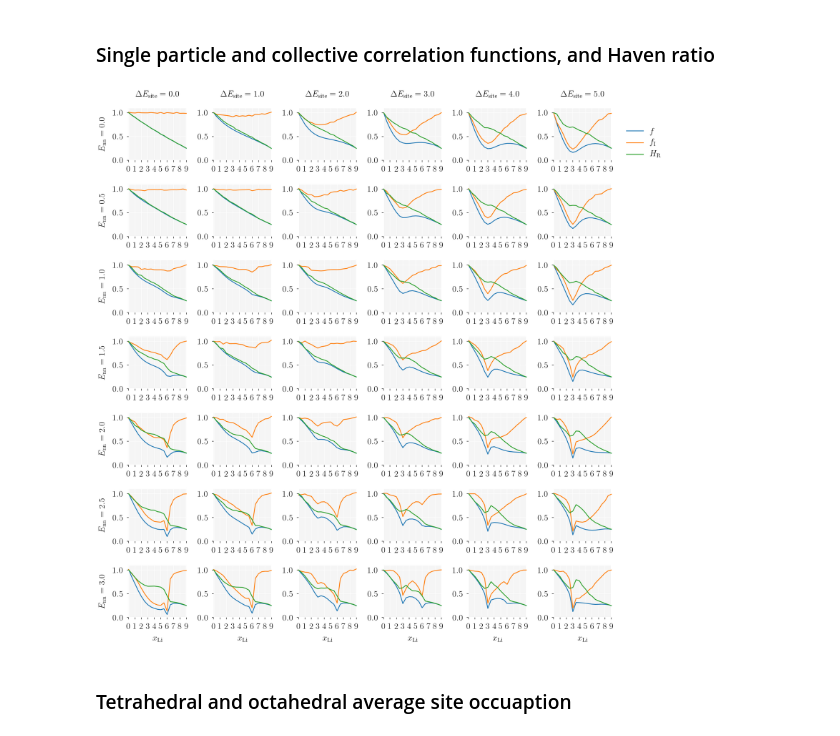
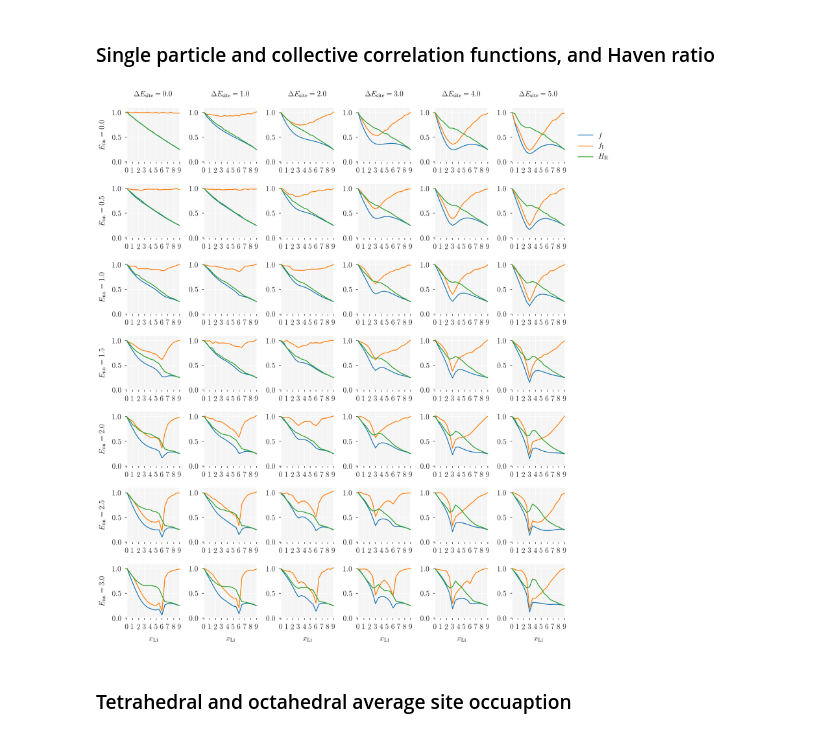
Before and after one commit to bjmorgan/garnet-lgmc-data, a Jupyter notebook: analysis/garnet_LGMC.ipynb, the cells around one changed output. Cells and saved outputs as stored; diff of their text form; code cells hidden in the pictures.

```diff
--- a/analysis/garnet_LGMC.ipynb
+++ b/analysis/garnet_LGMC.ipynb
@@ -175,6 +178,7 @@ stats.linregress( df.n_Li/9, df.f ).rvalue**2
 # %% [markdown]
 ### Nearest-neighbour interactions
 # %%
+matplotlib.rcParams.update({'font.size': fontsize})
 colors = [ '#d53e4f', '#f46d43', '#fdae61', '#fee08b', '#abdda4', '#66c2a5', '#3288bd' ]
 
 def variable_plot( ax, y, y_range, title ):
@@ -189,7 +193,7 @@ def variable_plot( ax, y, y_range, title ):
 nn_energies = [ 0.0, 0.5, 1.0, 1.5, 2.0, 2.5, 3.0 ]
 
 # set up the subplots
-fig, axs = plt.subplots(2,3, figsize=(10, 8))
+fig, axs = plt.subplots(2,3, figsize=(11, 8))
 
 # single-particle correlation
 variable_plot( axs[0,0], 'f', [0,1],  title=r'(a) $f$' )
@@ -206,5 +210,5 @@ l = axs[0,2].legend(bbox_to_anchor=(1.2, -0.04), loc='lower left', borderaxespad
 fig.tight_layout()
 
 # Save as PDF.
-fig.savefig(filename = '../figures/nearest_neighbour_data.pdf' )
+fig.savefig(fname='../figures/nearest_neighbour_data.pdf')
 # %% [output]
@@ -212,6 +216,7 @@ fig.savefig(filename = '../figures/nearest_neighbour_data.pdf' )
 # %% [markdown]
 ### on-site energies
 # %%
+matplotlib.rcParams.update({'font.size': fontsize})
 site_energies = [ 0.0, 1.0, 2.0, 3.0, 4.0, 5.0 ]
 
 colors = [ '#d53e4f', '#f46d43', '#fdae61', '#fee08b', '#abdda4', '#66c2a5', '#3288bd' ]
@@ -226,7 +231,7 @@ def variable_plot( ax, y, y_range, title ):
         my_plot( ax, df.n_Li, df[y], label=r'{}'.format(E_site), marker='-', color=c )
 
 # set up the subplots
-fig, axs = plt.subplots(2,3, figsize=(10, 8))
+fig, axs = plt.subplots(2,3, figsize=(11, 8))
 
 # single-particle correlation
 variable_plot( axs[0,0], 'f', [0,1],  title=r'(a) $f$' )
@@ -243,5 +248,5 @@ l = axs[0,2].legend(bbox_to_anchor=(1.2, -0.04), loc='lower left', borderaxespad
 fig.tight_layout()
 
 # Save as PDF.
-fig.savefig(filename = '../figures/site_energies_data.pdf' )
+fig.savefig(fname='../figures/site_energies_data.pdf')
 # %% [output]
@@ -251,6 +256,7 @@ fig.savefig(filename = '../figures/site_energies_data.pdf' )
 # %% [markdown]
 First, focussing on $E_\mathrm{nn}=\Delta E_\mathrm{site}$.
 # %%
+matplotlib.rcParams.update({'font.size': fontsize})
 interaction_energies = [ 0.0, 1.0, 2.0, 3.0 ]
 
 colors = [ '#d53e4f', '#fdae61', '#abdda4', '#66c2a5' ]
@@ -265,7 +271,7 @@ def variable_plot( ax, y, y_range, title ):
         my_plot( ax, df.n_Li, df[y], label=r'{}'.format(e), marker='-', color=c )
 
 # set up the subplots
-fig, axs = plt.subplots(2,3, figsize=(10, 8))
+fig, axs = plt.subplots(2,3, figsize=(11, 8))
 
 # single-particle correlation
 variable_plot( axs[0,0], 'f', [0,1],  title=r'(a) $f$' )
@@ -282,5 +288,5 @@ l = axs[0,2].legend(bbox_to_anchor=(1.2, -0.04), loc='lower left', borderaxespad
 fig.tight_layout()
 
 # Save as PDF.
-fig.savefig(filename = '../figures/both_energies_data.pdf' )
+fig.savefig(fname='../figures/both_energies_data.pdf')
 # %% [output]
@@ -290,6 +296,8 @@ fig.savefig(filename = '../figures/both_energies_data.pdf' )
 # %% [markdown]
 Define some plotting functions.
 # %%
+fontsize = 14
+
 def sub_plot( ax, df, x, y, x_range, y_range, logy=False ):
     df = data.loc[ ( data.E_nn == E_nn ) & ( data.E_site == E_site ) ]
     ax.set_xlim( x_range )
@@ -298,7 +306,8 @@ def sub_plot( ax, df, x, y, x_range, y_range, logy=False ):
     for s in [ 'top', 'bottom', 'left', 'right' ]:
         ax.spines[s].set_visible(False)
     if not df.empty:
-        df.plot( x=x, y=y, ax=ax, legend=None, logy=logy, clip_on=False )
+        for y_plot in y:
+            df.plot( x=x, y=y_plot, ax=ax, legend=None, logy=logy, clip_on=False )
     ax.set_xlabel('')
 
 def label_plot( axes, site_energies, nn_energies ):
@@ -315,26 +324,27 @@ def label_plot( axes, site_energies, nn_energies ):
 # %% [markdown]
 ### Single particle and collective correlation functions, and Haven ratio
 # %%
+matplotlib.rcParams.update({'font.size': fontsize})
 nn_energies = [ 0.0, 0.5, 1.0, 1.5, 2.0, 2.5, 3.0 ]
 
 rcParams['axes.titlepad'] = 10
 
 fig, axes = plt.subplots(nrows=len(nn_energies), ncols=len(site_energies), figsize = (14, 15) )
 for i, E_nn in enumerate( nn_energies ):
     for j, E_site in enumerate( site_energies ):
         df = data.loc[ ( data.E_nn == E_nn ) & ( data.E_site == E_site ) ]
         sub_plot( axes[i, j], df, x='n_Li', y=[ 'f', 'f_I', 'H_R' ], x_range=[0, 9.0], y_range=[0.0, 1.1] )
         label_plot( axes, site_energies, nn_energies )
 
 # place legend next to the top right subplot
-l = axes[0,5].legend( [r'$f$', r'$f_\mathrm{I}', r'$H_\mathrm{R}$'],
+l = axes[0,5].legend( [r'$f$', r'$f_\mathrm{I}$', r'$H_\mathrm{R}$'],
                       bbox_to_anchor=(1.2, -0.04), loc='lower left', borderaxespad=0.,
                       edgecolor='#FFFFFF', facecolor='#FFFFFF' )
 
 fig.tight_layout()
-fig.savefig( filename = '../figures/correlation_miniplots.pdf' )
+fig.savefig(fname='../figures/correlation_miniplots.pdf')
 # %% [output]
-[figure, old version]
+[figure, new version]
 # %% [markdown]
 ### Tetrahedral and octahedral average site occuaption
 # %%
```
Also changed, not shown: parts of 15 cells of this notebook, 11 other files.
